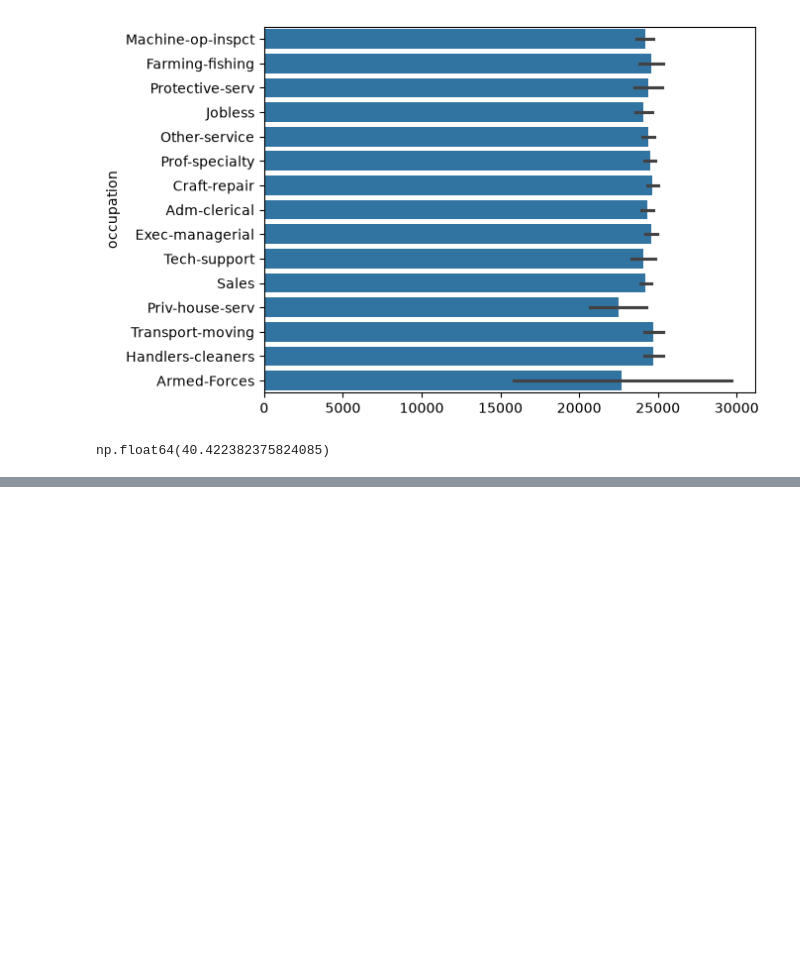
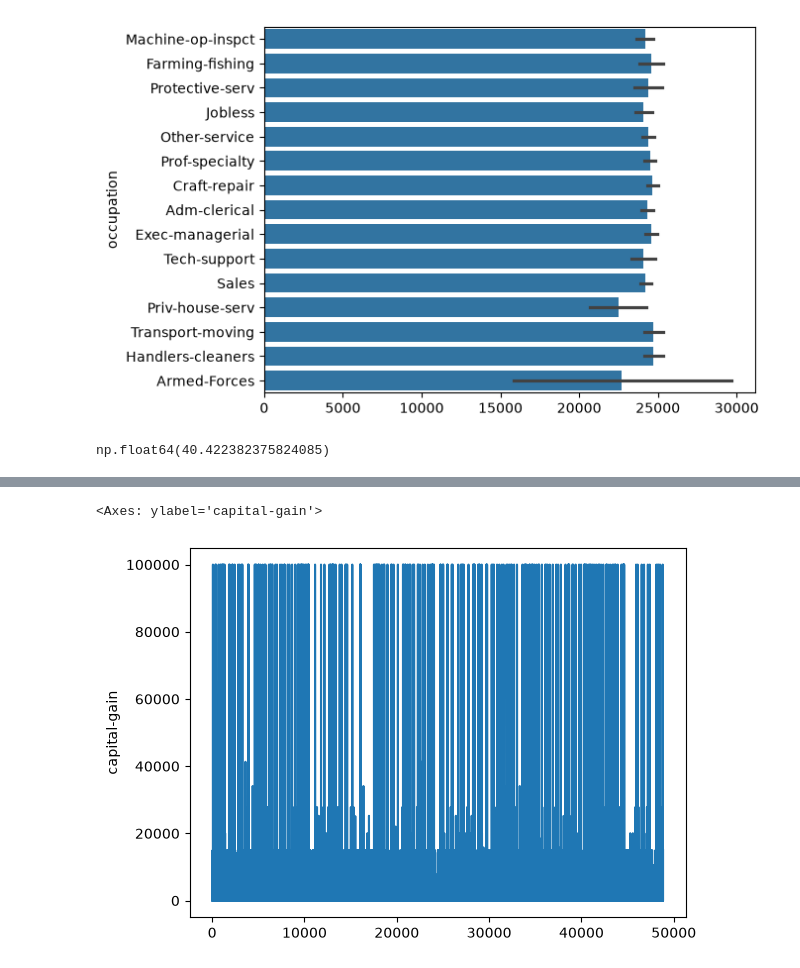
Before and after one commit to Ragim-Xtha/Core-Data-Science, a Jupyter notebook: basic-data-analysis/analysis8/adult_income_analysis.ipynb, the cells around one changed output, grey strips where cells are left out. Drawn from its saved outputs; the diff is of its cells as text; code cells hidden in the pictures; blank space fills up the shorter version.

```diff
--- a/basic-data-analysis/analysis8/adult_income_analysis.ipynb
+++ b/basic-data-analysis/analysis8/adult_income_analysis.ipynb
@@ -231,0 +237,5 @@ np.float64(40.422382375824085)
+# %%
+sns.lineplot(df["capital-gain"])
+# %% [output]
+<Axes: ylabel='capital-gain'>
+[figure, added]
```
Also changed, not shown: parts of 1 cell of this notebook.
